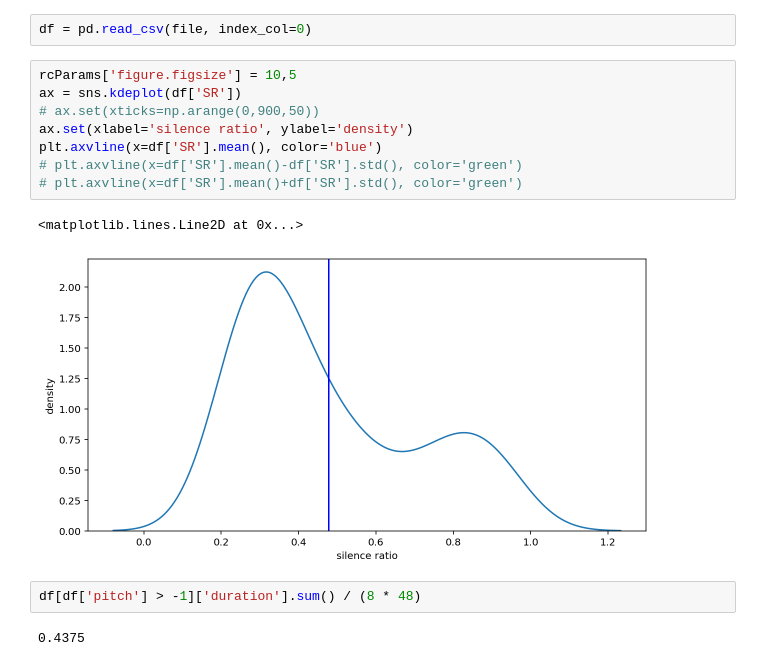
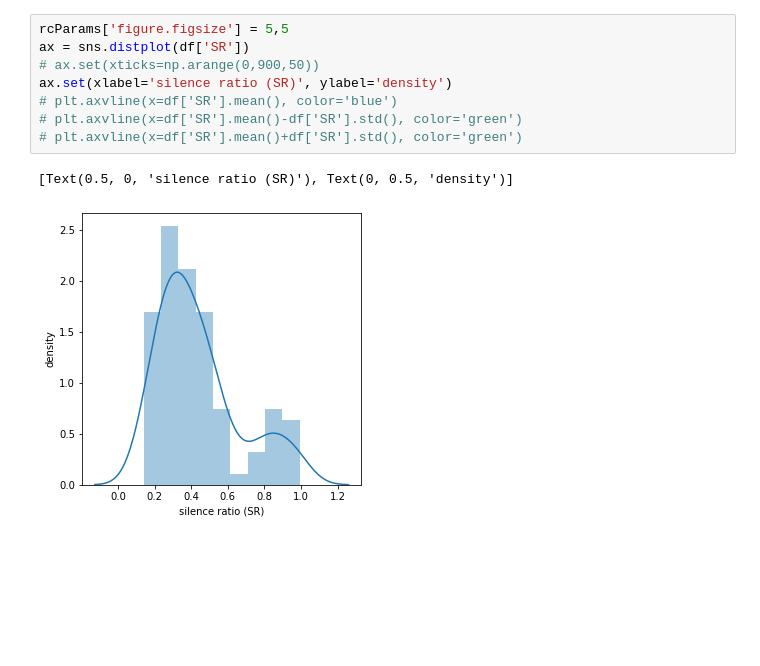
Before and after one commit to HikariNoMJ14/cool-cat-ai, a Jupyter notebook: src/notebooks/Silence Ratio.ipynb, the cells around one changed output. Saved outputs shown, nothing was run; the diff lists cells and outputs as text; blank space fills up the shorter version.

```diff
--- a/src/notebooks/Silence Ratio.ipynb
+++ b/src/notebooks/Silence Ratio.ipynb
@@ -15,18 +16,12 @@ sys.path.append('../..')
-# %%
-df = pd.read_csv(file, index_col=0)
 # %%
-rcParams['figure.figsize'] = 10,5
-ax = sns.kdeplot(df['SR'])
+rcParams['figure.figsize'] = 5,5
+ax = sns.distplot(df['SR'])
 # ax.set(xticks=np.arange(0,900,50))
-ax.set(xlabel='silence ratio', ylabel='density')
-plt.axvline(x=df['SR'].mean(), color='blue')
+ax.set(xlabel='silence ratio (SR)', ylabel='density')
+# plt.axvline(x=df['SR'].mean(), color='blue')
 # plt.axvline(x=df['SR'].mean()-df['SR'].std(), color='green')
 # plt.axvline(x=df['SR'].mean()+df['SR'].std(), color='green')
 # %% [output]
-<matplotlib.lines.Line2D at 0x...>
+[Text(0.5, 0, 'silence ratio (SR)'), Text(0, 0.5, 'density')]
-[figure, old version]
+[figure, new version]
-# %%
-df[df['pitch'] > -1]['duration'].sum() / (8 * 48)
-# %% [output]
-0.4375
 # %%
```
Also changed, not shown: parts of 5 cells of this notebook, 20 other files.
